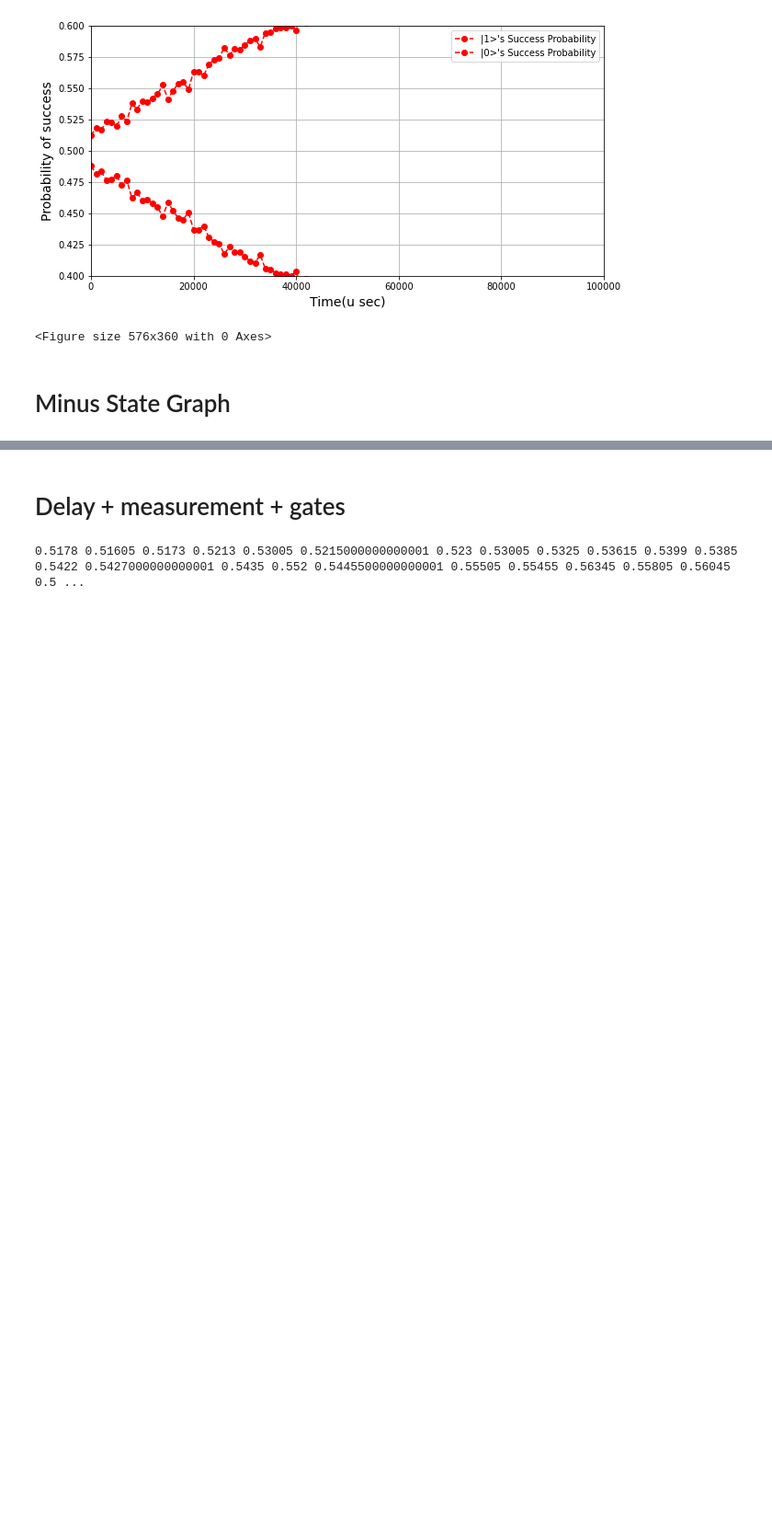
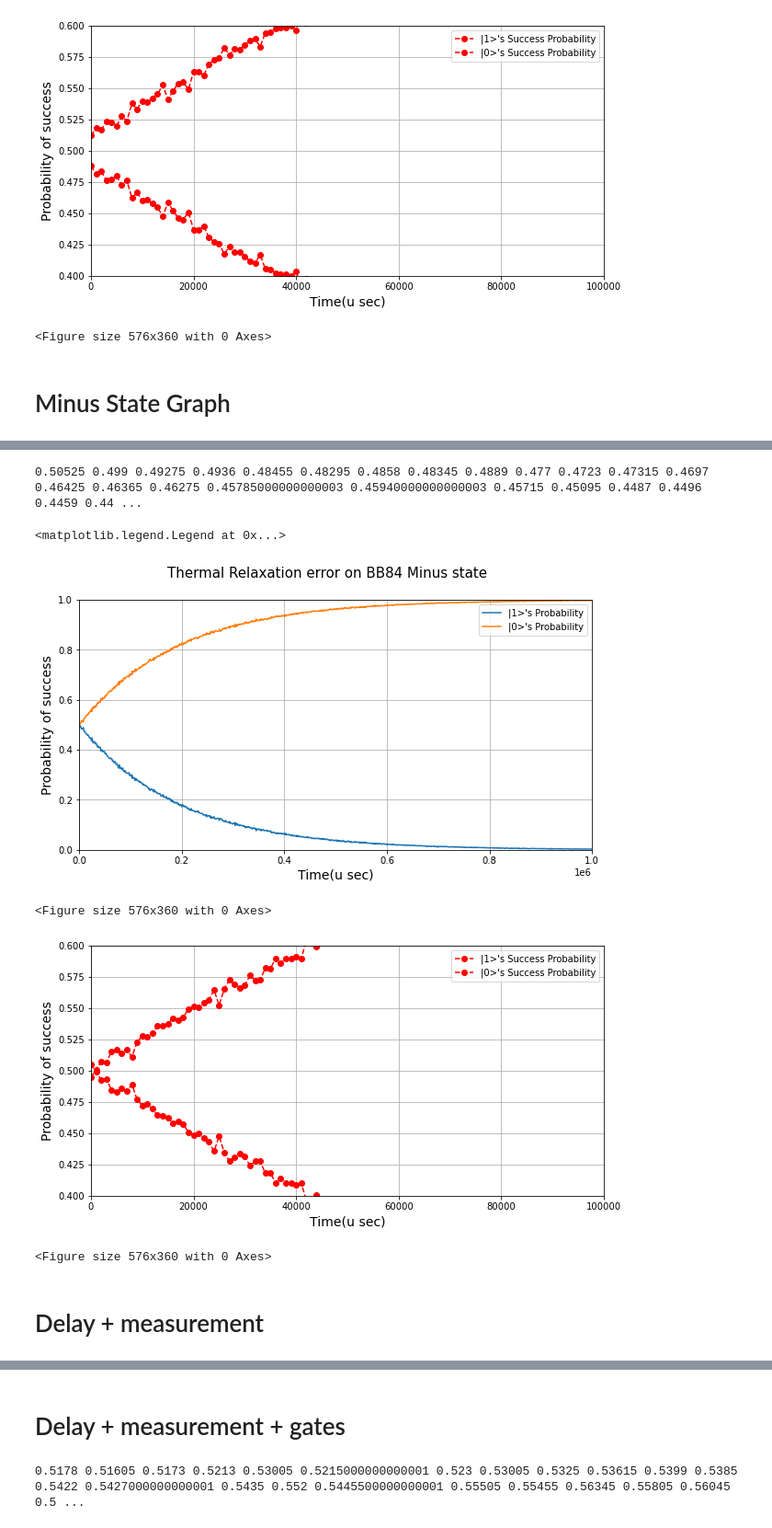
Before and after one commit to bishwajitprasadgond/Amplitude-damping-error-on-Quantum-Key-Distribution-Protocols-Effect-and-A-Probable-Bypass, a Jupyter notebook: BB84/BB84 Plus Minus Graph for (0 and 1).ipynb, the cells around one changed output, grey strips where cells are left out. Shown at 92% size. Cells and saved outputs as stored; diff of their text form; code cells hidden in the pictures; blank space fills up the shorter version.

```diff
--- a/BB84/BB84 Plus Minus Graph for (0 and 1).ipynb
+++ b/BB84/BB84 Plus Minus Graph for (0 and 1).ipynb
@@ -349,0 +352,19 @@ ax.legend()
+# %%
+import matplotlib.pyplot as plt
+success_state0=[]
+success_state1=[]
+
+for j in range(20):
+    delay = np.arange(0,1001000,1000)
+    channel = '4'
+    apply_error = {"delay":True, "measure": False, "gate": False}
+    success0 = []
+    success1 = []
+
+    # need to run in multiple loops to get a smoother curve
+    for d in range(len(delay)):
+        prob = run(channel,int(delay[d]),apply_error)
+        success0.append(prob[0])
+        success1.append(prob[1])
+    success_state0.append(success0)
+    success_state1.append(success1)
@@ -349,0 +377,6 @@ ax.legend()
+# %%
+from statistics import mean
+a= success_state1
+print(*map(mean, zip(*a)))
+# %% [output]
+0.50525 0.499 0.49275 0.4936 0.48455 0.48295 0.4858 0.48345 0.4889 0.477 0.4723 0.47315 0.4697 0.46425 0.46365 0.46275 0.45785000000000003 0.45940000000000003 0.45715 0.45095 0.4487 0.4496 0.4459 0.44 ...
@@ -349,0 +389,53 @@ ax.legend()
+# %%
+%config InlineBackend.print_figure_kwargs={'facecolor' : "w"}
+import matplotlib.pyplot as plt
+from matplotlib.ticker import (AutoMinorLocator, MultipleLocator)
+fig, ax = plt.subplots(figsize=(10, 5))
+fig.suptitle('Thermal Relaxation error on BB84 Minus state',fontsize=15)
+# naming the x axis
+plt.xlabel('Time(u sec)',fontsize=14)
+# naming the y axis
+plt.ylabel('Probability of success',fontsize=14)
+plt.grid()
+# giving a title to my graph
+# Set axis ranges; by default this will put major ticks every 25.
+#ax.set_xlim(0, 300)
+#ax.set_ylim(0, 1)
+ax.set_xlim(0, 1000000)
+ax.set_ylim(0,1)
+fig = plt.figure(figsize=(8,5))
+# line 2 points
+x1=delay
+x2=delay
+#plotting the line 2 points
+ax.plot(x1, delay1, label = "|1>'s Probability")
+ax.plot(x2, delay0, label = "|0>'s Probability")
+
+#ax.axes.xaxis.set_ticks([])
+# show a legend on the plot
+ax.legend()
+########################################################################
+
+
+%config InlineBackend.print_figure_kwargs={'facecolor' : "w"}
+import matplotlib.pyplot as plt
+from matplotlib.ticker import (AutoMinorLocator, MultipleLocator)
+fig, ax = plt.subplots(figsize=(10, 5))
+ax.set_xlim(0, 100000)
+ax.set_ylim(0.4,0.6)
+plt.ylabel('Probability of success',fontsize=14)
+plt.xlabel('Time(u sec)',fontsize=14)
+plt.grid()
+fig = plt.figure(figsize=(8,5))
+ax.plot(delay,delay1,'ro--',label = "|1>'s Success Probability")
+ax.plot(delay,delay0,'ro--',label = "|0>'s Success Probability")
+
+ax.legend()
+# %% [output]
+<matplotlib.legend.Legend at 0x...>
+[figure, added]
+<Figure size 576x360 with 0 Axes>
+[figure, added]
+<Figure size 576x360 with 0 Axes>
+# %% [markdown]
+# Delay + measurement
```
Also changed, not shown: parts of 20 cells of this notebook.
